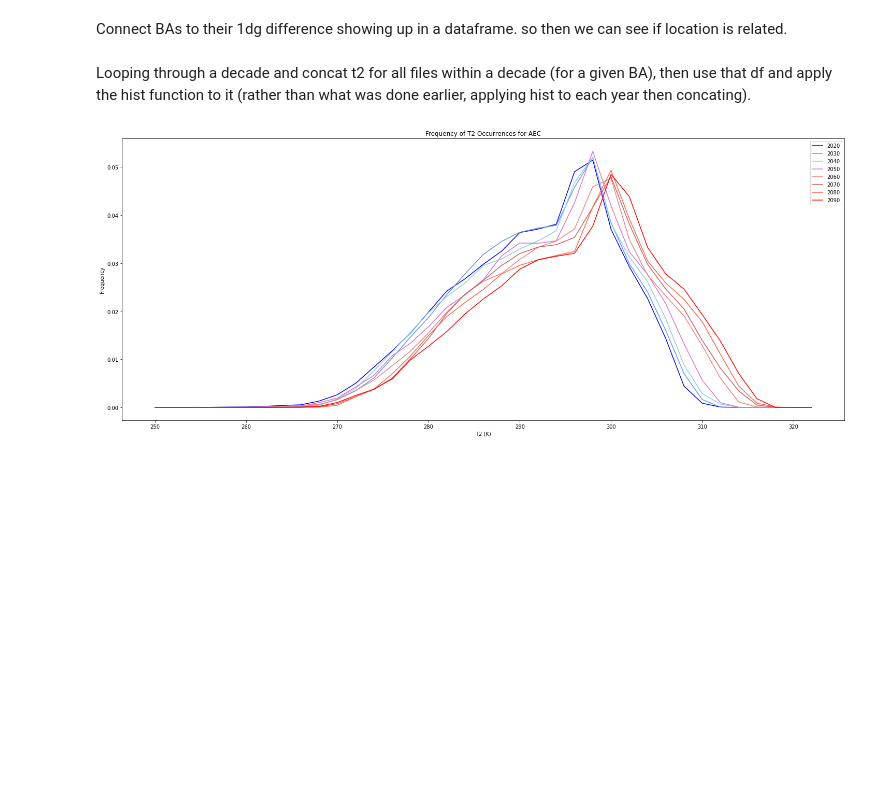
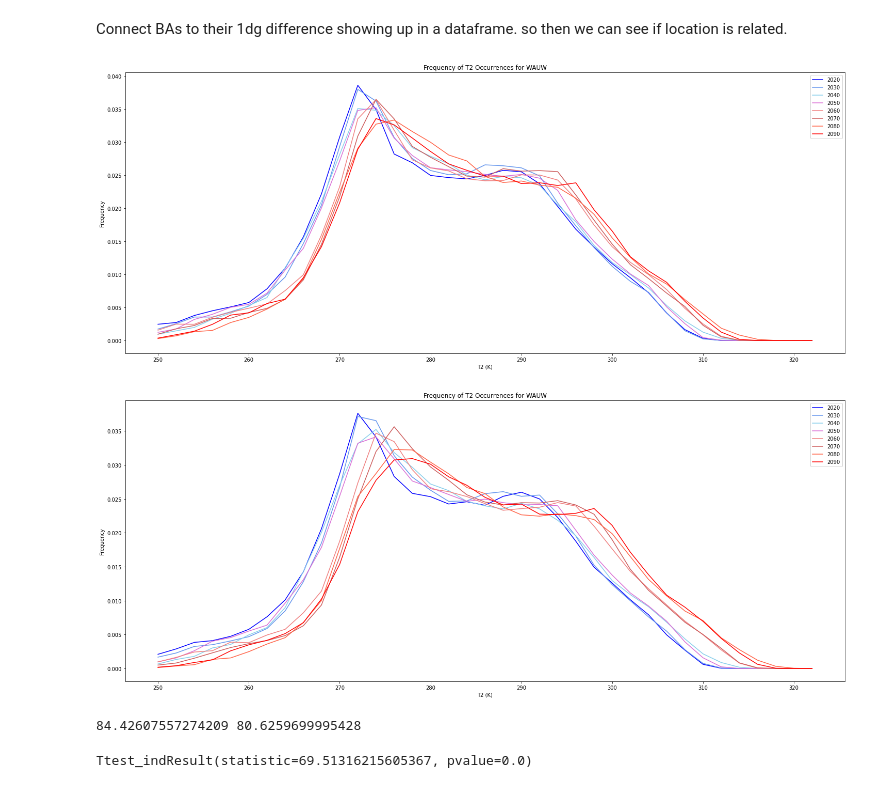
Before and after one commit to IMMM-SFA/misha_code, a Jupyter notebook: historical_means.ipynb, the cells around one changed output. Drawn from its saved outputs; the diff is of its cells as text; code cells hidden in the pictures; blank space fills up the shorter version.

Commit message:
adds t-test and edits BA-plot function

```diff
--- a/historical_means.ipynb
+++ b/historical_means.ipynb
@@ -166,8 +166,6 @@ temp_divergence_graph(1)
 [figure]
 # %% [markdown]
 Connect BAs to their 1dg difference showing up in a dataframe. so then we can see if location is related.
-# %% [markdown]
-Looping through a decade and concat t2 for all files within a decade (for a given BA), then use that df and apply the hist function to it (rather than what was done earlier, applying hist to each year then concating).
 # %%
 def data_chunk(first_year, files_path, input_BA): # input first_year as an integer: the first year of the decade you want e.g. 2020. input file_path as a raw string directory
                                                        # e.g. r'C:\projects\CONUS_TGW_WRF_SSP585_HOT\CONUS_TGW_WRF_SSP585_HOT' . input input_BA as a string e.g. 'AEC'
@@ -214,14 +212,7 @@ def data_chunk(first_year, files_path, input_BA): # input first_year as an integ
         else:
             aggregate_output_df = pd.concat([aggregate_output_df, df], axis = 0)
 
-    # get min and max values of t2 for range of histogram
-    minvalue = aggregate_output_df['T2'].min()
-    maxvalue = aggregate_output_df['T2'].max()
-
-    # t2_bins = np.arange((minvalue - 1), (maxvalue + 1), (((maxvalue + 1) - (minvalue - 1)) / 30))
-
     # create histogram of t2 values
-    # hist, bin_edges = np.histogram(aggregate_output_df['T2'], range = [minvalue - 1, maxvalue + 1], bins = 30, density = True)
     hist, bin_edges = np.histogram(aggregate_output_df['T2'], bins = t2_bins, density = True)
     hist_df = pd.DataFrame(hist, columns = [str(file_name)])
 
@@ -256,7 +247,16 @@ def BA_decade_plot(input_BA, files_path): # input input_BA as a string e.g. 'AEC
     # intuitive colors, red/blue but ensure differentiation
 
     return
-# %%
-BA_decade_plot('AEC', r'C:\projects\CONUS_TGW_WRF_SSP585_HOT\CONUS_TGW_WRF_SSP585_HOT')
-# %% [output]
-[figure, removed]
+# %%
+def BA_decade_plot_comparison(input_BA): # enter input_BA as a string e.g. 'AEC'
+
+    # plot both hot and cold BA_decade_plot to better compare
+    BA_decade_plot(input_BA, r'C:\projects\CONUS_TGW_WRF_SSP585_COLD\CONUS_TGW_WRF_SSP585_COLD')
+    BA_decade_plot(input_BA, r'C:\projects\CONUS_TGW_WRF_SSP585_HOT\CONUS_TGW_WRF_SSP585_HOT')
+
+    return
+# %%
+BA_decade_plot_comparison('WAUW')
+# %% [output]
+[figure, added]
+[figure, added]
@@ -262,0 +285,8 @@ BA_decade_plot('AEC', r'C:\projects\CONUS_TGW_WRF_SSP585_HOT\CONUS_TGW_WRF_SSP58
+# %%
+print(np.var(hot_array_AEC), np.var(cold_array_AEC))
+# %% [output]
+84.42607557274209 80.6259699995428
+# %%
+stats.ttest_ind(a = hot_array_AEC, b = cold_array_AEC, equal_var = True)
+# %% [output]
+Ttest_indResult(statistic=69.51316215605367, pvalue=0.0)
```
Also changed, not shown: parts of 5 cells of this notebook.
